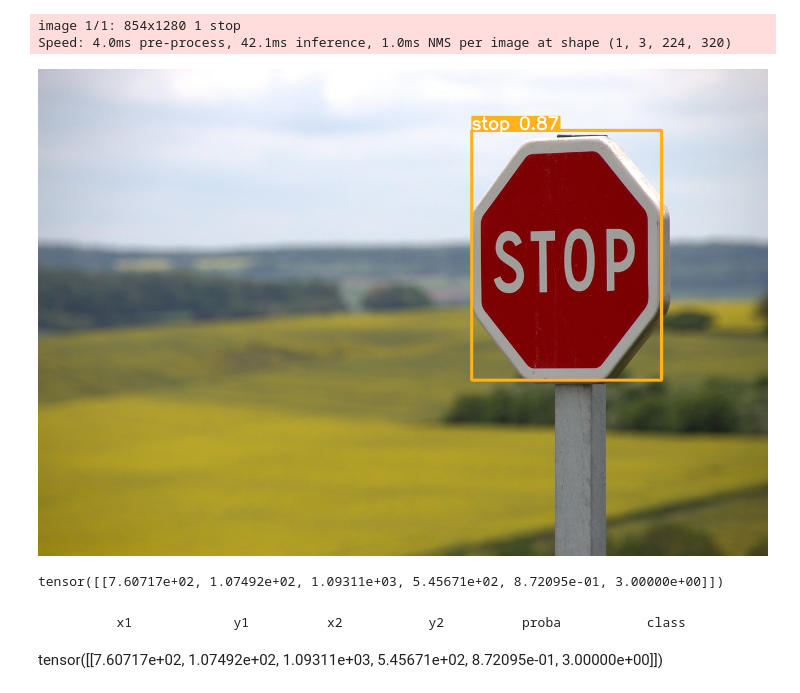
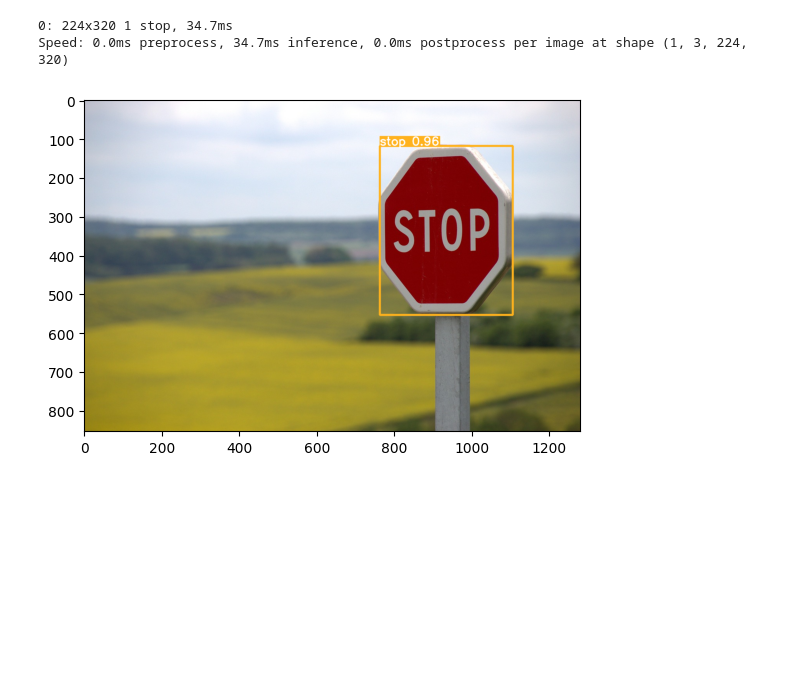
Before and after one commit to VMD121199/road-sign-detection, a Jupyter notebook: notebooks/yolo_predict.ipynb, the cells around one changed output. Saved outputs shown, nothing was run; the diff lists cells and outputs as text; code cells hidden in the pictures; blank space fills up the shorter version.

```diff
--- a/notebooks/yolo_predict.ipynb
+++ b/notebooks/yolo_predict.ipynb
@@ -17,16 +7,16 @@ Adding AutoShape...
+# %%
+model = YOLO("./runs/detect/train3/weights/best.pt")
 # %%
-image = cv2.imread("../data/tests/stop-634941_1280.jpg")[:, :, ::-1]
-result = model(image, size=320)
-result.print()
-result.show()
+image = cv2.imread("../data/tests/stop-634941_1280.jpg")
+results = model([image], imgsz=320)
+results = results[0]
 # %% [output]
-image 1/1: 854x1280 1 stop
-Speed: 4.0ms pre-process, 42.1ms inference, 1.0ms NMS per image at shape (1, 3, 224, 320)
+0: 224x320 1 stop, 34.7ms
+Speed: 0.0ms preprocess, 34.7ms inference, 0.0ms postprocess per image at shape (1, 3, 224, 320)
-[figure, removed]
-# %%
-result.xyxy[0]
-# %% [output]
-tensor([[7.60717e+02, 1.07492e+02, 1.09311e+03, 5.45671e+02, 8.72095e-01, 3.00000e+00]])
-# %% [markdown]
-            x1             y1          x2           y2          proba           class
-tensor([[7.60717e+02, 1.07492e+02, 1.09311e+03, 5.45671e+02, 8.72095e-01, 3.00000e+00]])
+# %%
+for r in results:
+    im_array = r.plot()
+    im = Image.fromarray(im_array[..., ::-1])
+    plt.imshow(im)
+# %% [output]
+[figure, added]
```
Also changed, not shown: parts of 3 cells of this notebook, 1 other file.
